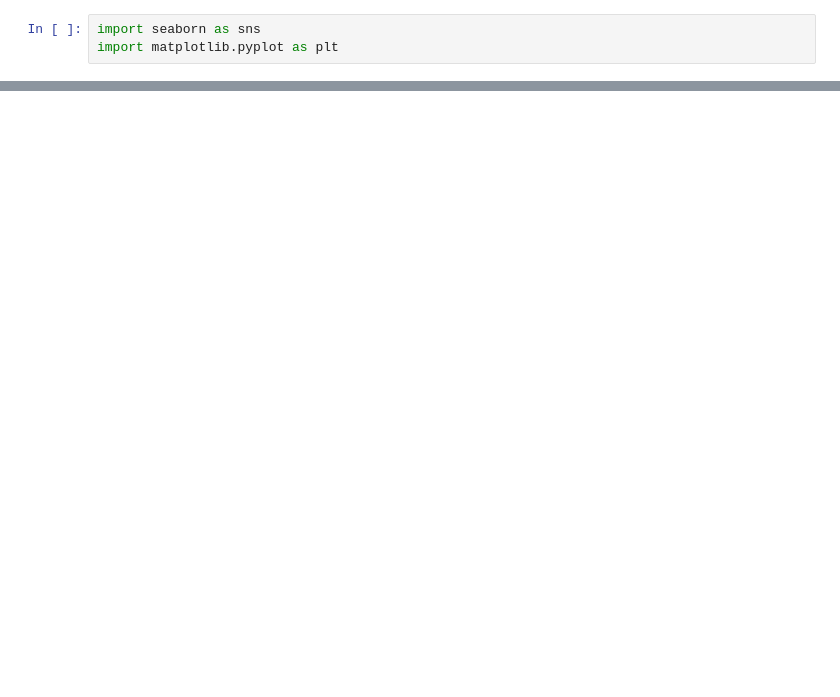
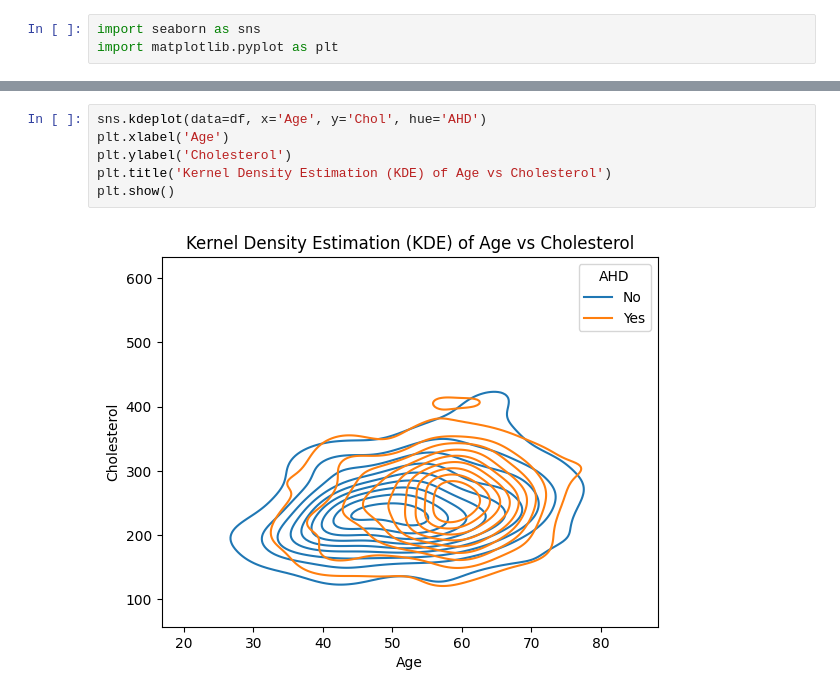
Before and after one commit to funmeen/legendary-eureka, a Jupyter notebook: Support_Vector_Machine.ipynb, the cells around one changed output, grey strips where cells are left out. Saved outputs shown, nothing was run; the diff lists cells and outputs as text; blank space fills up the shorter version.

```diff
--- a/Support_Vector_Machine.ipynb
+++ b/Support_Vector_Machine.ipynb
@@ -93,0 +172,8 @@ weighted avg       0.83      0.83      0.83        76
+# %%
+sns.kdeplot(data=df, x='Age', y='Chol', hue='AHD')
+plt.xlabel('Age')
+plt.ylabel('Cholesterol')
+plt.title('Kernel Density Estimation (KDE) of Age vs Cholesterol')
+plt.show()
+# %% [output]
+[figure, added]
```
Also changed, not shown: parts of 19 cells of this notebook.
